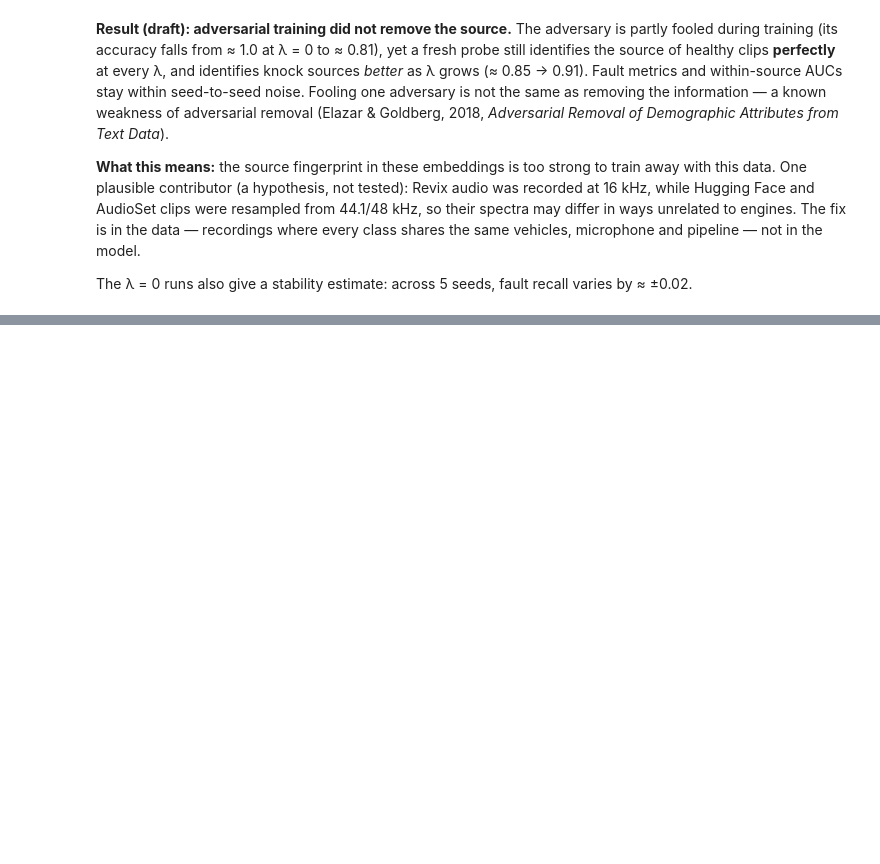
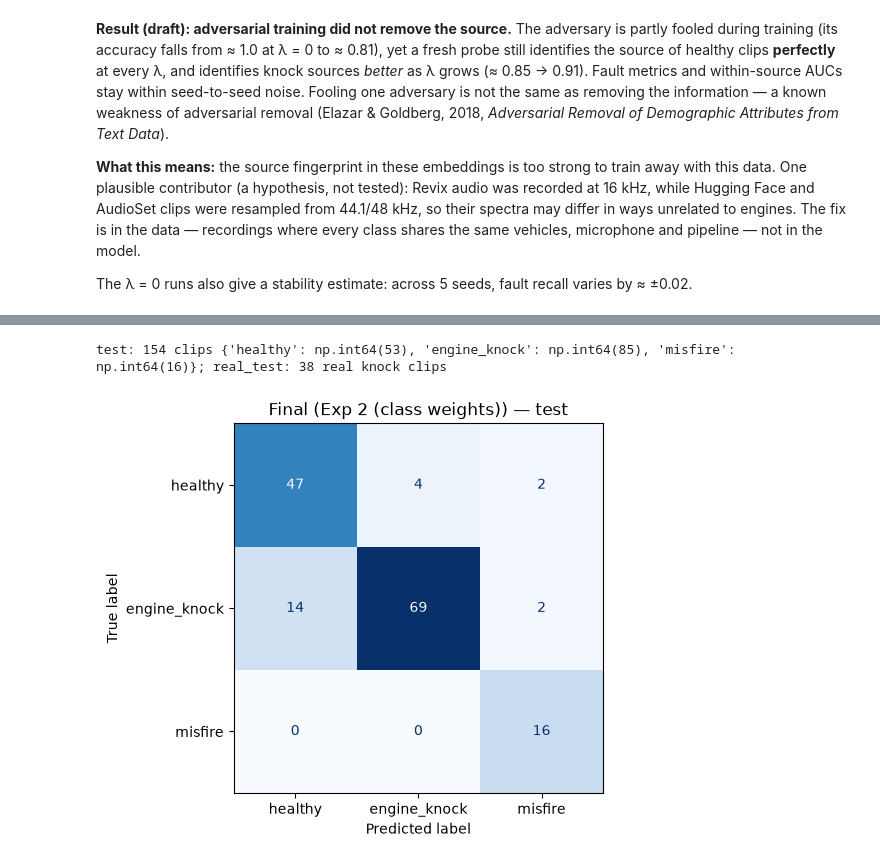
Before and after one commit to jakeryderv/car-sound-fault-detection, a Jupyter notebook: notebooks/engine_fault_classification.ipynb, the cells around one changed output, grey strips where cells are left out. Drawn from its saved outputs; the diff is of its cells as text; code cells hidden in the pictures; blank space fills up the shorter version.

```diff
--- a/notebooks/engine_fault_classification.ipynb
+++ b/notebooks/engine_fault_classification.ipynb
@@ -1041,0 +1074,27 @@ if RUN_FINAL_EVAL:
+# %%
+te, rt = split["test"], split["real_test"]
+predictors = {"Baseline": baseline_proba, "Exp 2 (class weights)": exp2_proba}
+
+final = {}
+for name, predict in predictors.items():
+    pred = predict(X[te]).argmax(1)
+    knock, synth = y[te] == LABEL_TO_ID["engine_knock"], synthetic_flag[te]
+    final[name] = {
+        **evaluate(y[te], pred),
+        "real_knock_recall": (pred[knock & ~synth] == LABEL_TO_ID["engine_knock"]).mean(),
+        "synthetic_knock_recall": (pred[knock & synth] == LABEL_TO_ID["engine_knock"]).mean(),
+        "real_test_knock_recall": (predict(X[rt]).argmax(1) == LABEL_TO_ID["engine_knock"]).mean(),
+        "real_test_flagged_as_fault": (predict(X[rt]).argmax(1) != LABEL_TO_ID["healthy"]).mean(),
+    }
+final = pd.DataFrame(final).T
+final.insert(0, "selected", final.index == FINAL_CONFIG)
+final.to_csv(RESULTS_DIR / "final_test.csv")
+display(final.round(3))
+print(f"test: {len(te)} clips {dict(zip(LABELS, np.bincount(y[te])))}; real_test: {len(rt)} real knock clips")
+
+ConfusionMatrixDisplay(confusion_matrix(y[te], predictors[FINAL_CONFIG](X[te]).argmax(1), labels=[0, 1, 2]),
+                       display_labels=LABELS).plot(cmap="Blues", colorbar=False)
+plt.title(f"Final ({FINAL_CONFIG}) — test")
+save_fig("final_confusion")
+plt.show()
+# %% [output]
@@ -1041,0 +1104,2 @@ if RUN_FINAL_EVAL:
+test: 154 clips {'healthy': np.int64(53), 'engine_knock': np.int64(85), 'misfire': np.int64(16)}; real_test: 38 real knock clips
+[figure, added]
```
Also changed, not shown: parts of 14 cells of this notebook, 8 other files.
